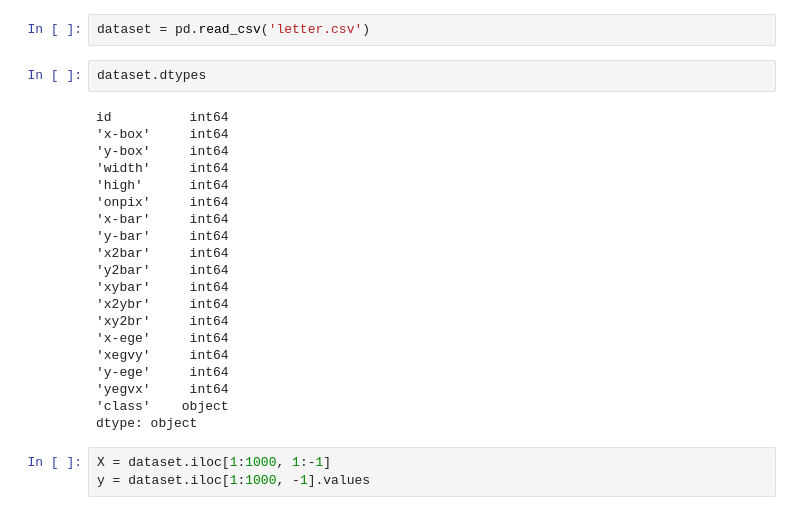
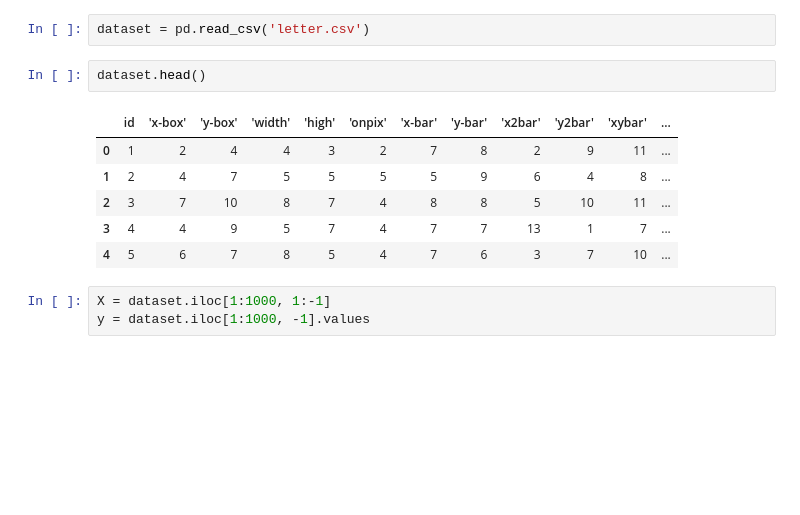
Before and after one commit to guilhermevaz8/Modified-KNN, a Jupyter notebook: KNNM.ipynb, the cells around one changed output. Saved outputs shown, nothing was run; the diff lists cells and outputs as text; blank space fills up the shorter version.

```diff
--- a/KNNM.ipynb
+++ b/KNNM.ipynb
@@ -311,27 +125,14 @@ def find_best_k(X_train, X_test, y_train, y_test,modelo):
 # %%
 dataset = pd.read_csv('letter.csv')
 # %%
-dataset.dtypes
+dataset.head()
 # %% [output]
-id          int64
-'x-box'     int64
-'y-box'     int64
-'width'     int64
-'high'      int64
-'onpix'     int64
-'x-bar'     int64
-'y-bar'     int64
-'x2bar'     int64
-'y2bar'     int64
-'xybar'     int64
-'x2ybr'     int64
-'xy2br'     int64
-'x-ege'     int64
-'xegvy'     int64
-'y-ege'     int64
-'yegvx'     int64
-'class'    object
-dtype: object
+|  | id | 'x-box' | 'y-box' | 'width' | 'high' | 'onpix' | 'x-bar' | 'y-bar' | 'x2bar' | 'y2bar' | 'xybar' | ... |
+| 0 | 1 | 2 | 4 | 4 | 3 | 2 | 7 | 8 | 2 | 9 | 11 | ... |
+| 1 | 2 | 4 | 7 | 5 | 5 | 5 | 5 | 9 | 6 | 4 | 8 | ... |
+| 2 | 3 | 7 | 10 | 8 | 7 | 4 | 8 | 8 | 5 | 10 | 11 | ... |
+| 3 | 4 | 4 | 9 | 5 | 7 | 4 | 7 | 7 | 13 | 1 | 7 | ... |
+| 4 | 5 | 6 | 7 | 8 | 5 | 4 | 7 | 6 | 3 | 7 | 10 | ... |
 # %%
 X = dataset.iloc[1:1000, 1:-1]
 y = dataset.iloc[1:1000, -1].values
```
Also changed, not shown: parts of 101 cells of this notebook.
